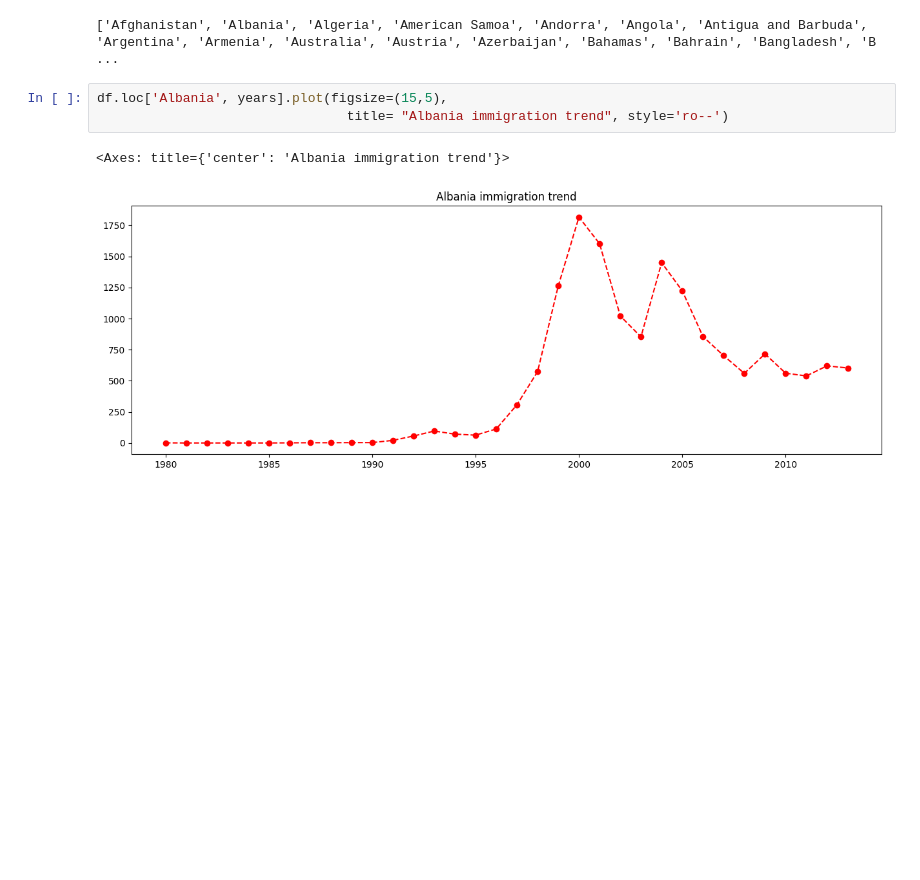
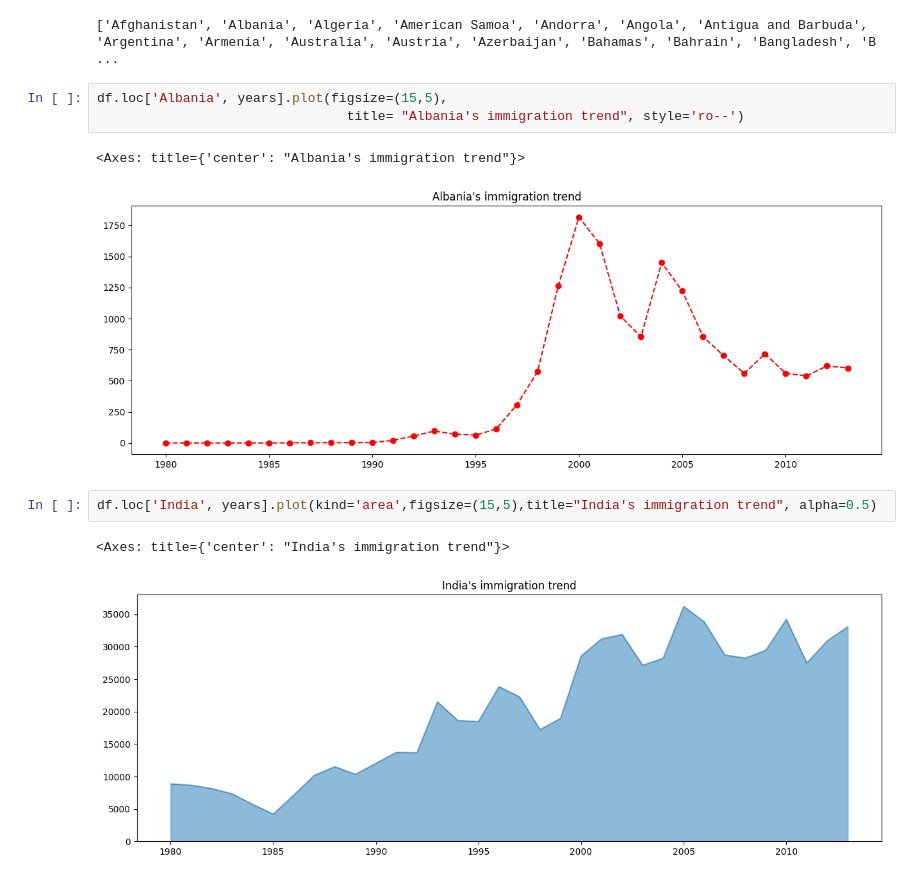
Before and after one commit to Amjadali168/2023-SEP--PY-DS, a Jupyter notebook: data analysis/immigration_analysis.ipynb, the cells around one changed output. Cells and saved outputs as stored; diff of their text form; blank space fills up the shorter version.

```diff
--- a/data analysis/immigration_analysis.ipynb
+++ b/data analysis/immigration_analysis.ipynb
@@ -191,7 +191,12 @@ print(df.index.tolist())
 ['Afghanistan', 'Albania', 'Algeria', 'American Samoa', 'Andorra', 'Angola', 'Antigua and Barbuda', 'Argentina', 'Armenia', 'Australia', 'Austria', 'Azerbaijan', 'Bahamas', 'Bahrain', 'Bangladesh', 'B ...
 # %%
 df.loc['Albania', years].plot(figsize=(15,5),
-                                title= "Albania immigration trend", style='ro--')
+                                title= "Albania's immigration trend", style='ro--')
 # %% [output]
-<Axes: title={'center': 'Albania immigration trend'}>
+<Axes: title={'center': "Albania's immigration trend"}>
 [figure]
+# %%
+df.loc['India', years].plot(kind='area',figsize=(15,5),title="India's immigration trend", alpha=0.5)
+# %% [output]
+<Axes: title={'center': "India's immigration trend"}>
+[figure, added]
```
Also changed, not shown: parts of 8 cells of this notebook.
